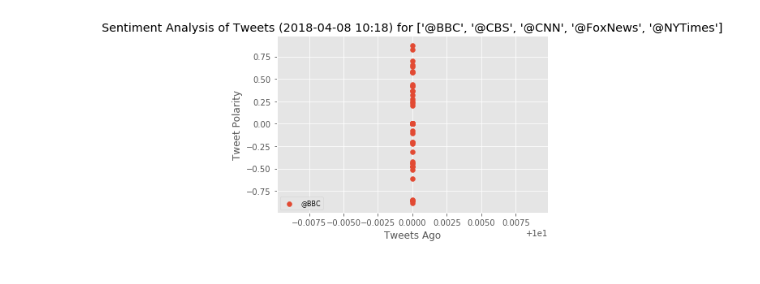
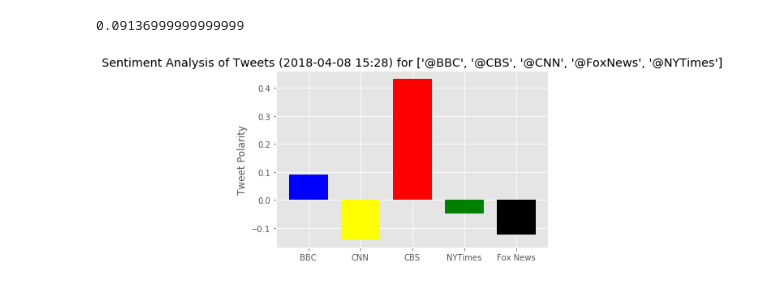
Before and after one commit to jessicalhammond/UCB_DA, a Jupyter notebook: News_Sentiment/News_Mood.ipynb, the cells around one changed output. Saved outputs shown, nothing was run; the diff lists cells and outputs as text; code cells hidden in the pictures.

```diff
--- a/News_Sentiment/News_Mood.ipynb
+++ b/News_Sentiment/News_Mood.ipynb
@@ -18,15 +18,19 @@ api = tweepy.API(auth)
 # %%
 news_outlets = ["@BBC", '@CBS', '@CNN', '@FoxNews', '@NYTimes']
 
-n_tweets = 10
+n_tweets = 100
 
 sentiment = []
 compound_list = []
+neutral_list = []
+positive_list = []
+negative_list = []
 name = []
 counter_list = []
 overall_compound =[]
 overall_outlet = []
-
+date = []
+text = []
 for outlet in news_outlets:
     overall_list = []
     overall_name = ''
@@ -37,6 +41,11 @@ for outlet in news_outlets:
         #get name, counter and compound scores
         name.append(tweet['user']['name'])
         compound_list.append(result['compound'])
+        positive_list.append(result['pos'])
+        negative_list.append(result['neg'])
+        neutral_list.append(result['neu'])
+        date.append(tweet['created_at'])
+        text.append(tweet['full_text'])
         counter += 1
         counter_list.append(counter)
         #get overall name and compound score to mean
@@ -48,5 +57,5 @@ for outlet in news_outlets:
 sentiment.append({
     "name": name,
     "compound_score" : compound_list,
-    "counter":counter
+    "date": date
     })
@@ -78,19 +133,44 @@ sentiment_df = pd.DataFrame({
+# %%
+overall_df[overall_df['News Outlet'] == 'BBC']['Compound Score'].values[0]
+# sentiment_df[sentiment_df['name'] == "CBS"]
+# %% [output]
+0.09136999999999999
+# %%
+sentiment_mean = (overall_df[overall_df['News Outlet'] == 'BBC']['Compound Score'].values[0],
+                  overall_df[overall_df['News Outlet'] == 'CNN']['Compound Score'].values[0],
+                  overall_df[overall_df['News Outlet'] == 'CBS']['Compound Score'].values[0],
+                  overall_df[overall_df['News Outlet'] == 'The New York Times']['Compound Score'].values[0],
+                  overall_df[overall_df['News Outlet'] == 'Fox News']['Compound Score'].values[0])
+
+# Splice the data between passing and failing drugs
+fig, ax = plt.subplots()
+ind = np.arange(len(sentiment_mean))
+width = .75
+BBC = ax.bar(ind[0], sentiment_mean[0], width, color='blue')
+CBS = ax.bar(ind[2], sentiment_mean[2], width, color='red')
+CNN = ax.bar(ind[1], sentiment_mean[1], width, color='yellow')
+NYTimes = ax.bar(ind[3], sentiment_mean[3], width, color='green')
+FoxNews = ax.bar(ind[4], sentiment_mean[4], width, color='black')
+
+now = datetime.now()
+now = now.strftime("%Y-%m-%d %H:%M")
+
+# Orient widths. Add labels, tick marks, etc.
+ax.set_ylabel('Tweet Polarity')
+ax.set_title(f"Sentiment Analysis of Tweets ({now}) for {news_outlets}")
+ax.set_xticks(ind)
+ax.set_xticklabels(('BBC', 'CNN', 'CBS', 'NYTimes', 'Fox News'))
+ax.set_autoscaley_on(True)
+ax.grid(True)
+plt.savefig('TweetPolarityByOutlet.png')
+# %% [output]
+[figure, added]
 # %%
-plt.scatter(sentiment_df['counter'], sentiment_df['compound_score'])
-# # Incorporate the other graph properties
-now = datetime.now()
-now = now.strftime("%Y-%m-%d %H:%M")
+# plt.bar(overall_df['News Outlet'], overall_df['Compound Score'])
 
-plt.title(f"Sentiment Analysis of Tweets ({now}) for {news_outlets}")
-plt.ylabel("Tweet Polarity")
-plt.xlabel("Tweets Ago")
-
-plt.legend(('@BBC', '@CBS', '@CNN', '@FoxNews', '@NYTimes'),
-           scatterpoints=1,
-           loc='lower left',
-           ncol=3,
-           fontsize=8)
-
-plt.show()
+# # # Incorporate the other graph properties
+# now = datetime.now()
+# now = now.strftime("%Y-%m-%d %H:%M")
+# plt.title(f"Sentiment Analysis of Tweets ({now}) for {news_outlets}")
+# plt.ylabel("Tweet Polarity")
+# plt.xlabel("News Outlet")
-# %% [output]
-[figure, removed]
```
Also changed, not shown: parts of 9 cells of this notebook, 3 other files.
